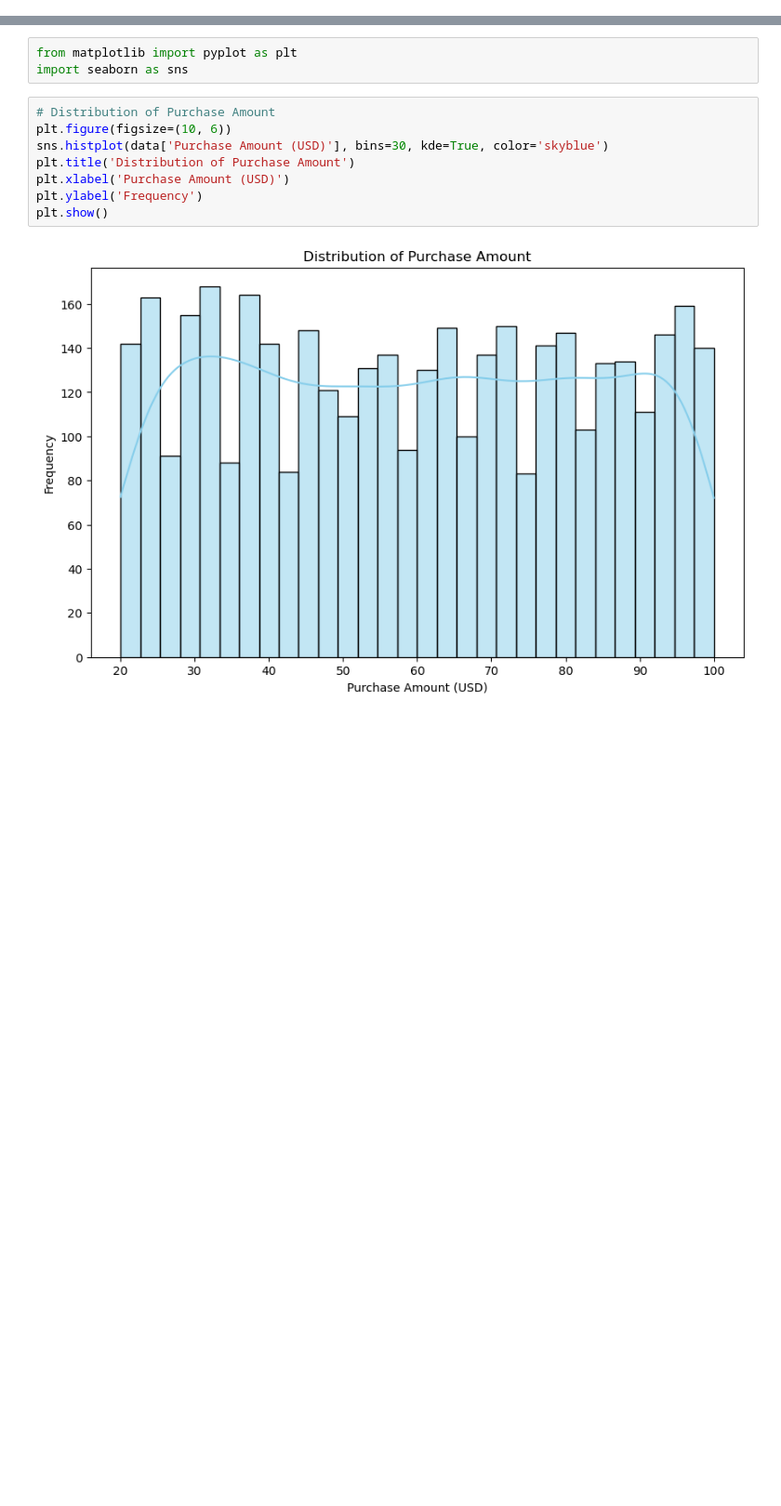
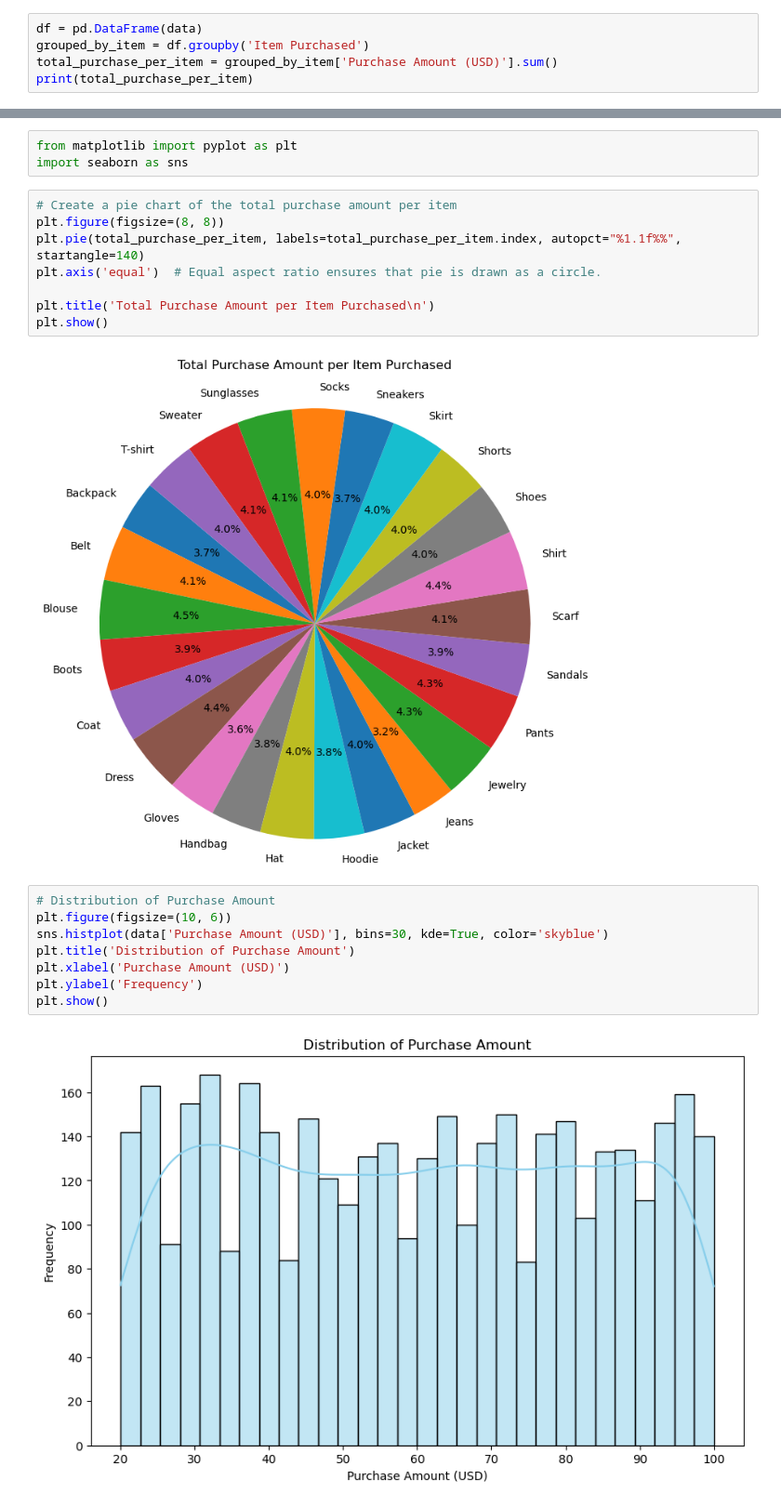
Before and after one commit to Sidhupaji-2004/Online-Retail-Transaction-Analysis, a Jupyter notebook: retail.ipynb, the cells around one changed output, grey strips where cells are left out. Shown: that part at 93% size. Drawn from its saved outputs; the diff is of its cells as text; blank space fills up the shorter version.

```diff
--- a/retail.ipynb
+++ b/retail.ipynb
@@ -96,3 +120,8 @@ Frequency of Purchases     object
 dtype: object
 # %%
 data.drop_duplicates(inplace=True)
+# %%
+df = pd.DataFrame(data)
+grouped_by_item = df.groupby('Item Purchased')
+total_purchase_per_item = grouped_by_item['Purchase Amount (USD)'].sum()
+print(total_purchase_per_item)
@@ -99,6 +146,16 @@ data.drop_duplicates(inplace=True)
 # %%
 from matplotlib import pyplot as plt
 import seaborn as sns
+# %%
+# Create a pie chart of the total purchase amount per item
+plt.figure(figsize=(8, 8))
+plt.pie(total_purchase_per_item, labels=total_purchase_per_item.index, autopct="%1.1f%%", startangle=140)
+plt.axis('equal')  # Equal aspect ratio ensures that pie is drawn as a circle.
+
+plt.title('Total Purchase Amount per Item Purchased\n')
+plt.show()
+# %% [output]
+[figure, added]
 # %%
 # Distribution of Purchase Amount
 plt.figure(figsize=(10, 6))
```
Also changed, not shown: parts of 2 cells of this notebook.
